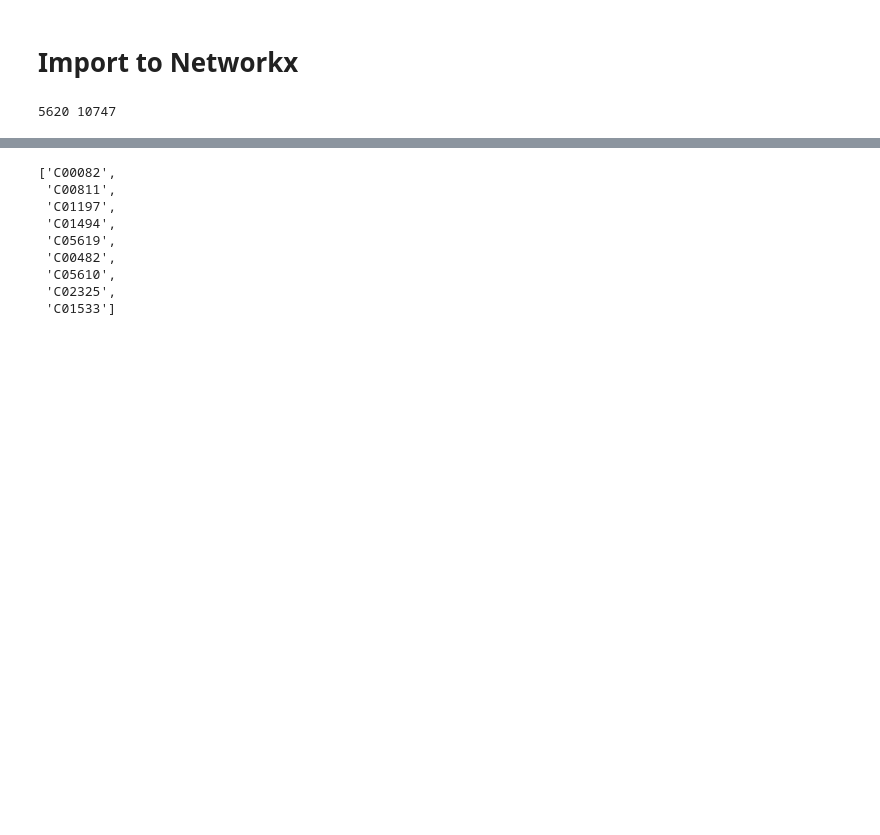
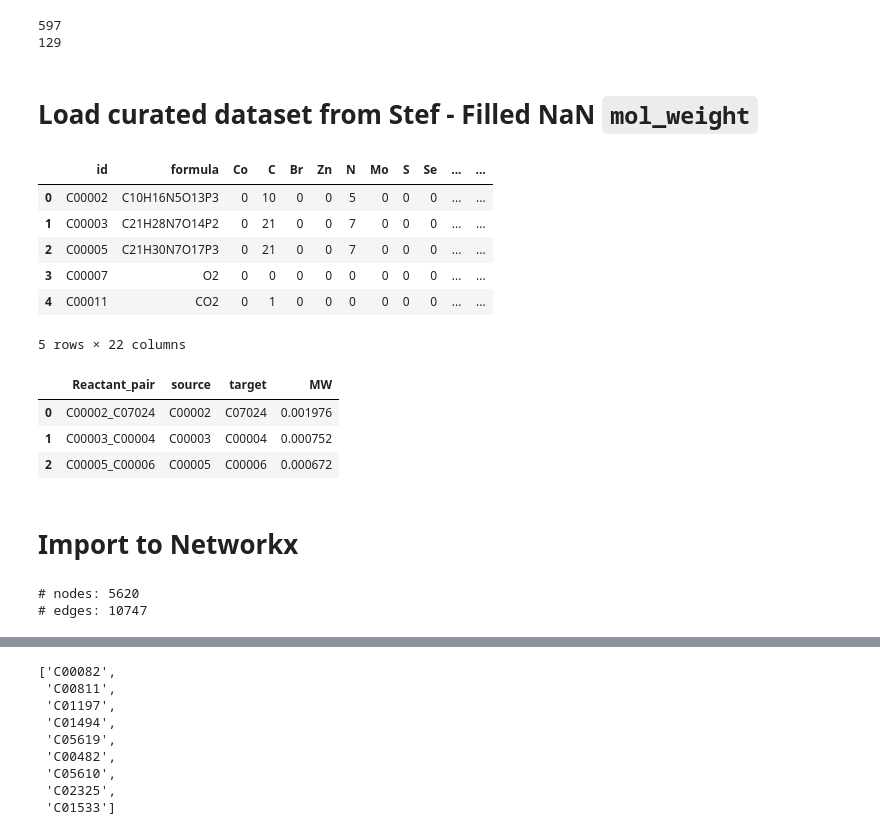
Before and after one commit to costasmexis/pathwayFinder, a Jupyter notebook: main-Copy1.ipynb, the cells around one changed output, grey strips where cells are left out. Drawn from its saved outputs; the diff is of its cells as text; code cells hidden in the pictures; blank space fills up the shorter version.

```diff
--- a/main-Copy1.ipynb
+++ b/main-Copy1.ipynb
@@ -73,3 +157,51 @@ df.head()
+# %%
+# Many many compounds with R
+print(len(df[df['R']!=0]))
+
+# Col that contains the info if the compound is a polymer or not
+df['polymer'] = 0
+
+for row in range(len(df)):
+    if 'n' in df['formula'].iloc[row]:
+        df.loc[df.index[row], 'polymer'] = 1
+
+# Print how many polymers do we have
+print(len(df[df['polymer'] == 1]))
+
+# save to csv
+df.to_csv('data/curated.csv')
+# %% [output]
+597
+129
+# %% [markdown]
+# Load curated dataset from Stef - Filled NaN `mol_weight`
+# %%
+df = pd.read_csv('data/curated_complete_mw.csv', index_col=0)
+df.drop('mol_weight', axis=1, inplace=True)
+df.drop('R.1', axis=1, inplace=True)
+df.drop('Mr', axis=1, inplace=True)
+df.rename({'N.1':'mol_weight'}, axis=1, inplace=True)
+df.head()
+# %% [output]
+|  | id | formula | Co | C | Br | Zn | N | Mo | S | Se | ... | ... |
+| 0 | C00002 | C10H16N5O13P3 | 0 | 10 | 0 | 0 | 5 | 0 | 0 | 0 | ... | ... |
+| 1 | C00003 | C21H28N7O14P2 | 0 | 21 | 0 | 0 | 7 | 0 | 0 | 0 | ... | ... |
+| 2 | C00005 | C21H30N7O17P3 | 0 | 21 | 0 | 0 | 7 | 0 | 0 | 0 | ... | ... |
+| 3 | C00007 | O2 | 0 | 0 | 0 | 0 | 0 | 0 | 0 | 0 | ... | ... |
+| 4 | C00011 | CO2 | 0 | 1 | 0 | 0 | 0 | 0 | 0 | 0 | ... | ... |
+5 rows × 22 columns
+# %%
+source_mw = df.set_index('id')['mol_weight']
+target_mw = source_mw.reindex(pairs['target']).values
+
+pairs['MW'] = abs(source_mw.reindex(pairs['source']).values - target_mw) / (source_mw.reindex(pairs['source']).values + target_mw)
+
+display(pairs.head(3))
+# %% [output]
+|  | Reactant_pair | source | target | MW |
+| 0 | C00002_C07024 | C00002 | C07024 | 0.001976 |
+| 1 | C00003_C00004 | C00003 | C00004 | 0.000752 |
+| 2 | C00005_C00006 | C00005 | C00006 | 0.000672 |
 # %% [markdown]
 # Import to Networkx
 # %%
@@ -77,8 +209,11 @@ import networkx as nx
 
 G = nx.Graph()
 
-# add edges from the DataFrame
-G.add_edges_from(pairs[['source', 'target']].values)
+# iterate over the rows of the DataFrame and add each edge to the graph
+for index, row in pairs.iterrows():
+    source = row['source']
+    target = row['target']
+    G.add_edge(source, target)
 
 # Add df cols as node features
 node_data = df.set_index('id').to_dict('index')
@@ -89,6 +224,7 @@ for node, data in G.nodes(data=True):
     if node_features:
         data.update(node_features)
 
-print(G.number_of_nodes(), G.number_of_edges())
+print('# nodes:', G.number_of_nodes(), "\n# edges:", G.number_of_edges())
 # %% [output]
-5620 10747
+# nodes: 5620
+# edges: 10747
```
Also changed, not shown: parts of 77 cells of this notebook, 2 other files.
